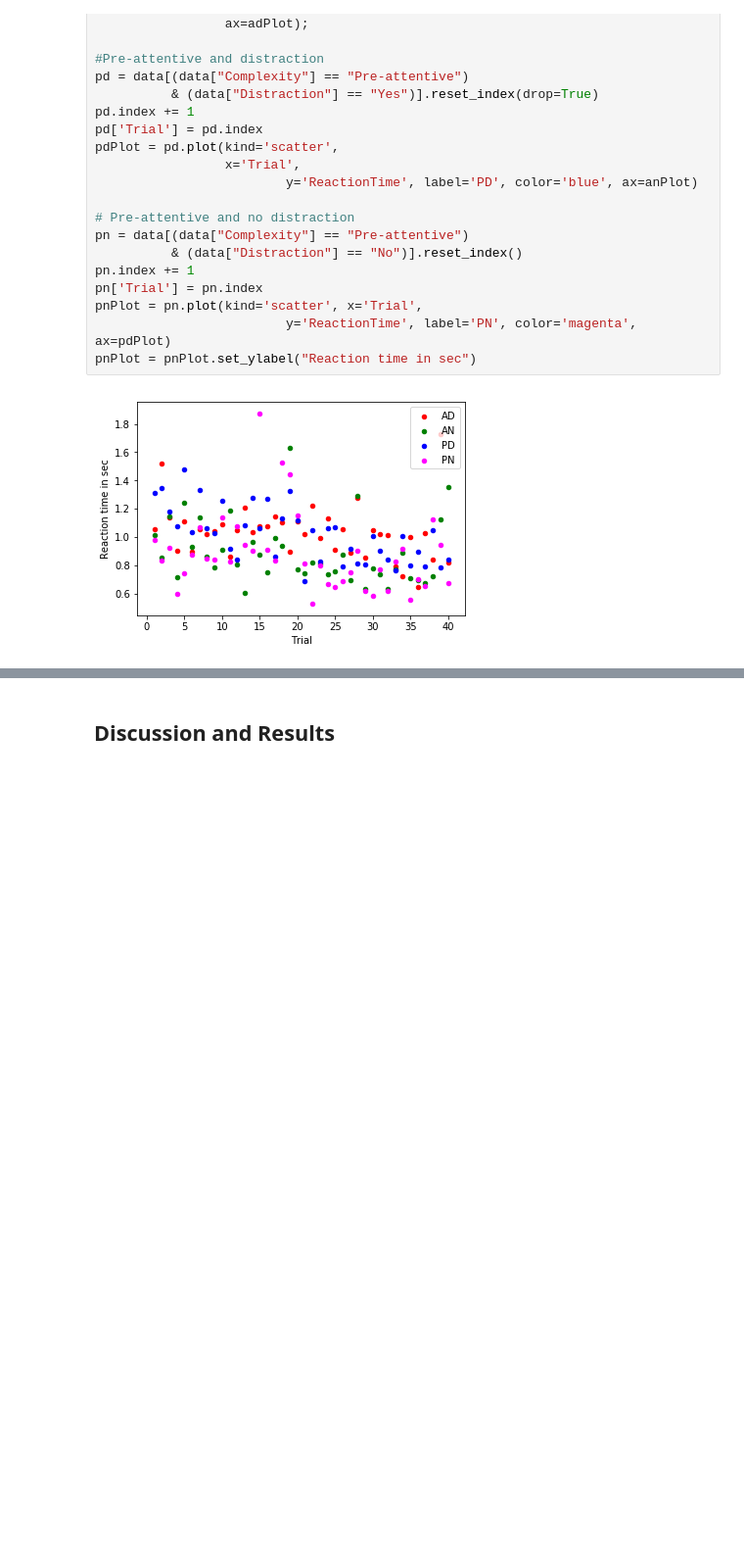
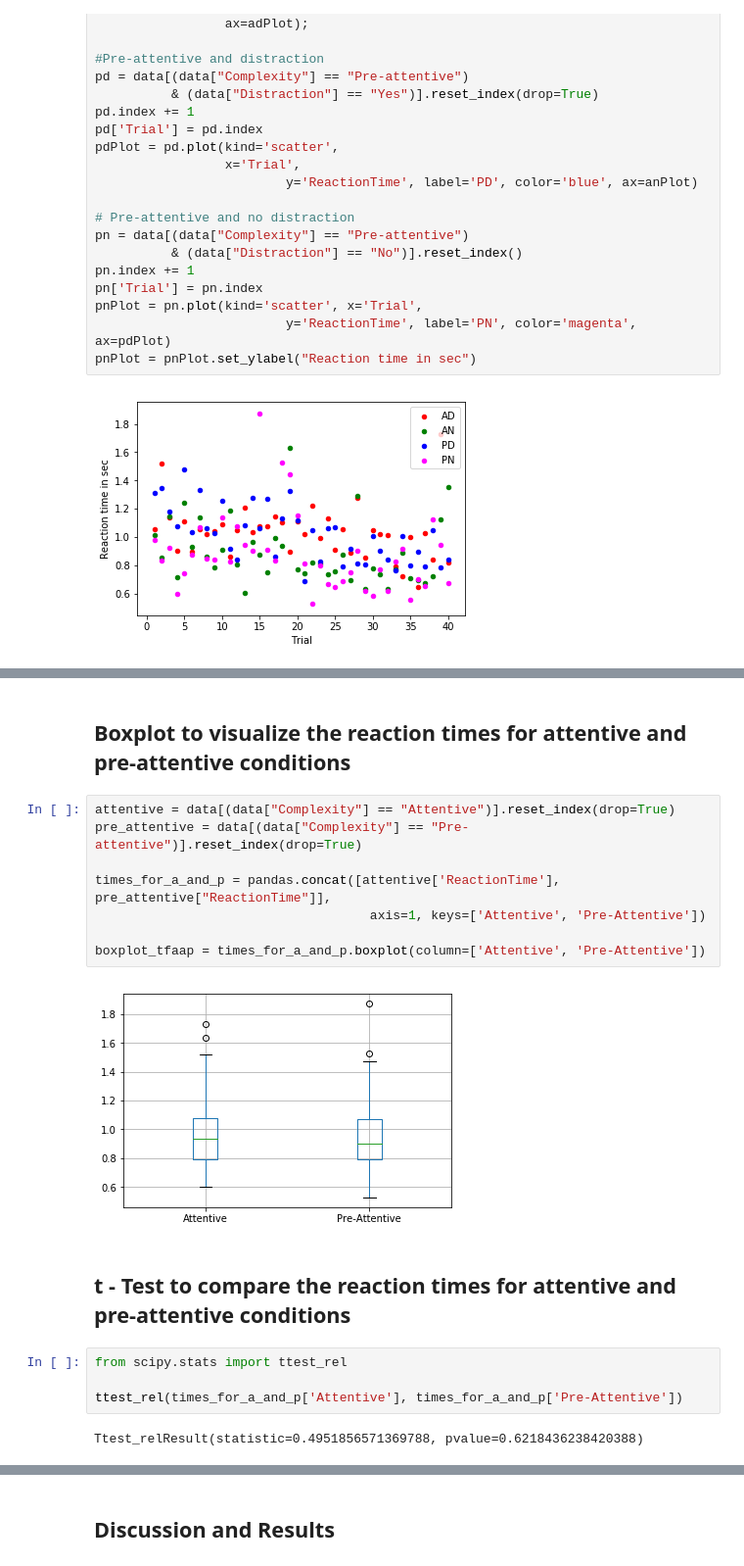
Before and after one commit to andreasPfaffelhuber/ITT, a Jupyter notebook: reaction_time_experiment.ipynb, the cells around one changed output, grey strips where cells are left out. Shown at 98% size. Saved outputs shown, nothing was run; the diff lists cells and outputs as text; blank space fills up the shorter version.

```diff
--- a/reaction_time_experiment.ipynb
+++ b/reaction_time_experiment.ipynb
@@ -168,0 +175,20 @@ pnPlot = pnPlot.set_ylabel("Reaction time in sec")
+# %% [markdown]
+## Boxplot to visualize the reaction times for attentive and pre-attentive conditions
+# %%
+attentive = data[(data["Complexity"] == "Attentive")].reset_index(drop=True)
+pre_attentive = data[(data["Complexity"] == "Pre-attentive")].reset_index(drop=True)
+
+times_for_a_and_p = pandas.concat([attentive['ReactionTime'], pre_attentive["ReactionTime"]],
+                                    axis=1, keys=['Attentive', 'Pre-Attentive'])
+
+boxplot_tfaap = times_for_a_and_p.boxplot(column=['Attentive', 'Pre-Attentive'])
+# %% [output]
+[figure, added]
+# %% [markdown]
+## t - Test to compare the reaction times for attentive and pre-attentive conditions
+# %%
+from scipy.stats import ttest_rel
+
+ttest_rel(times_for_a_and_p['Attentive'], times_for_a_and_p['Pre-Attentive'])
+# %% [output]
+Ttest_relResult(statistic=0.4951856571369788, pvalue=0.6218436238420388)
```
Also changed, not shown: parts of 14 cells of this notebook.
